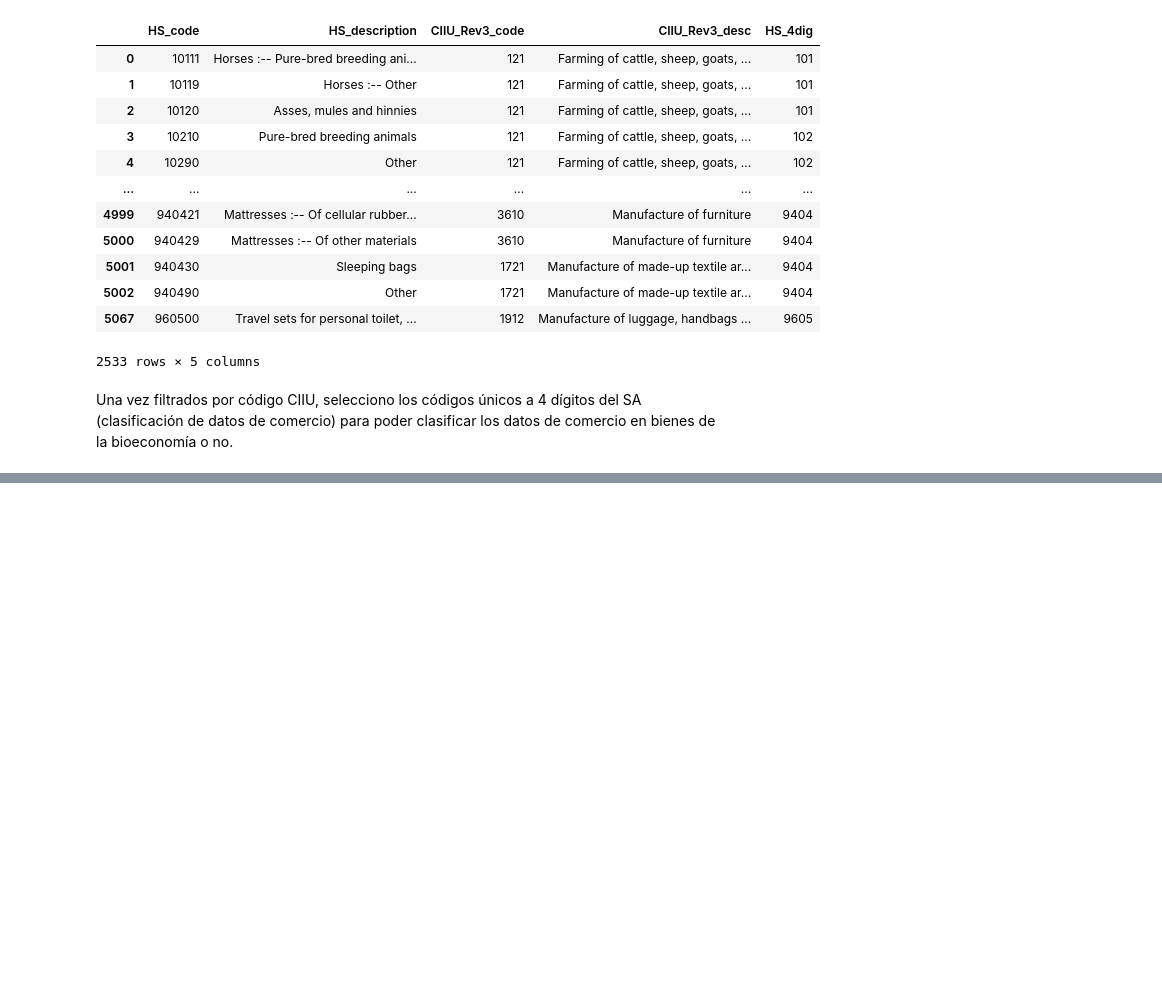
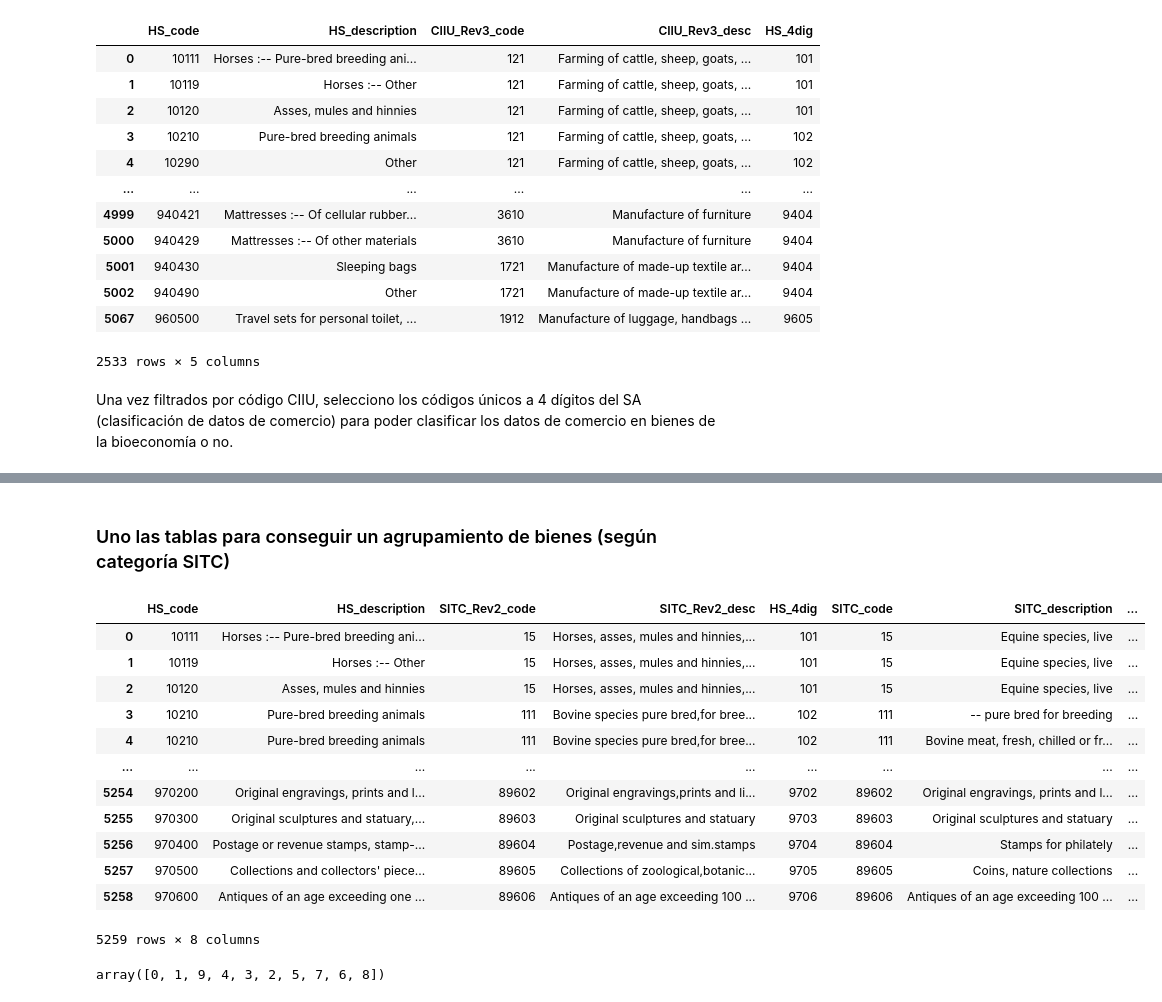
Before and after one commit to sc-perini/product-space, a Jupyter notebook: notebooks/Correspondencia de productos.ipynb, the cells around one changed output, grey strips where cells are left out. Drawn from its saved outputs; the diff is of its cells as text; code cells hidden in the pictures; blank space fills up the shorter version.

Commit message:
Actualizo tabla de correspondencias
Agrego agrupamiento de bienes segun SITC Rev2. Recalculo matrices en funcion de las descripciones de productos.

```diff
--- a/notebooks/Correspondencia de productos.ipynb
+++ b/notebooks/Correspondencia de productos.ipynb
@@ -343,0 +556,2 @@ df_list
+# %%
+code_SITC.SITC_code = code_SITC.SITC_code.astype(int)
@@ -343,0 +560,3 @@ df_list
+# %%
+correl_SITC_HS = pd.read_csv('../data/raw/Nomenclaturas/JobID-23_Concordance_H1_to_S2.csv')
+correl_SITC_HS
@@ -343,0 +577,3 @@ df_list
+# %%
+correl_SITC_HS = correl_SITC_HS.rename(columns={'HS 1996 Product Code': 'HS_code', 'HS 1996 Product Description': 'HS_description', 'SITC Revision 2 Product Code':'SITC_Rev2_code', 'SITC Revision 2 Product Description':'SITC_Rev2_desc'})
+correl_SITC_HS
@@ -343,0 +596,4 @@ df_list
+# %%
+# genero una nueva columna que considere nivel de partida arancelaria (4 dígitos) en vez de 6 digtios del SA (HS)
+correl_SITC_HS['HS_4dig'] = np.where(correl_SITC_HS.HS_code.astype(str).str.len() == 5, correl_SITC_HS.HS_code.astype(str).str[:3], correl_SITC_HS.HS_code.astype(str).str[:4])
+correl_SITC_HS
@@ -343,0 +614,23 @@ df_list
+# %% [markdown]
+### Uno las tablas para conseguir un agrupamiento de bienes (según categoría SITC)
+# %%
+correl_SITC_HS = pd.merge(correl_SITC_HS, code_SITC, how='left', left_on=['SITC_Rev2_code'], right_on=['SITC_code'])
+correl_SITC_HS
+# %% [output]
+|  | HS_code | HS_description | SITC_Rev2_code | SITC_Rev2_desc | HS_4dig | SITC_code | SITC_description | ... |
+| 0 | 10111 | Horses :-- Pure-bred breeding ani... | 15 | Horses, asses, mules and hinnies,... | 101 | 15 | Equine species, live | ... |
+| 1 | 10119 | Horses :-- Other | 15 | Horses, asses, mules and hinnies,... | 101 | 15 | Equine species, live | ... |
+| 2 | 10120 | Asses, mules and hinnies | 15 | Horses, asses, mules and hinnies,... | 101 | 15 | Equine species, live | ... |
+| 3 | 10210 | Pure-bred breeding animals | 111 | Bovine species pure bred,for bree... | 102 | 111 | -- pure bred for breeding | ... |
+| 4 | 10210 | Pure-bred breeding animals | 111 | Bovine species pure bred,for bree... | 102 | 111 | Bovine meat, fresh, chilled or fr... | ... |
+| ... | ... | ... | ... | ... | ... | ... | ... | ... |
+| 5254 | 970200 | Original engravings, prints and l... | 89602 | Original engravings,prints and li... | 9702 | 89602 | Original engravings, prints and l... | ... |
+| 5255 | 970300 | Original sculptures and statuary,... | 89603 | Original sculptures and statuary | 9703 | 89603 | Original sculptures and statuary | ... |
+| 5256 | 970400 | Postage or revenue stamps, stamp-... | 89604 | Postage,revenue and sim.stamps | 9704 | 89604 | Stamps for philately | ... |
+| 5257 | 970500 | Collections and collectors' piece... | 89605 | Collections of zoological,botanic... | 9705 | 89605 | Coins, nature collections | ... |
+| 5258 | 970600 | Antiques of an age exceeding one ... | 89606 | Antiques of an age exceeding 100 ... | 9706 | 89606 | Antiques of an age exceeding 100 ... | ... |
+5259 rows × 8 columns
+# %%
+correl_SITC_HS.Category.astype(int).unique()
+# %% [output]
+array([0, 1, 9, 4, 3, 2, 5, 7, 6, 8])
```
Also changed, not shown: parts of 64 cells of this notebook, 24 other files.
